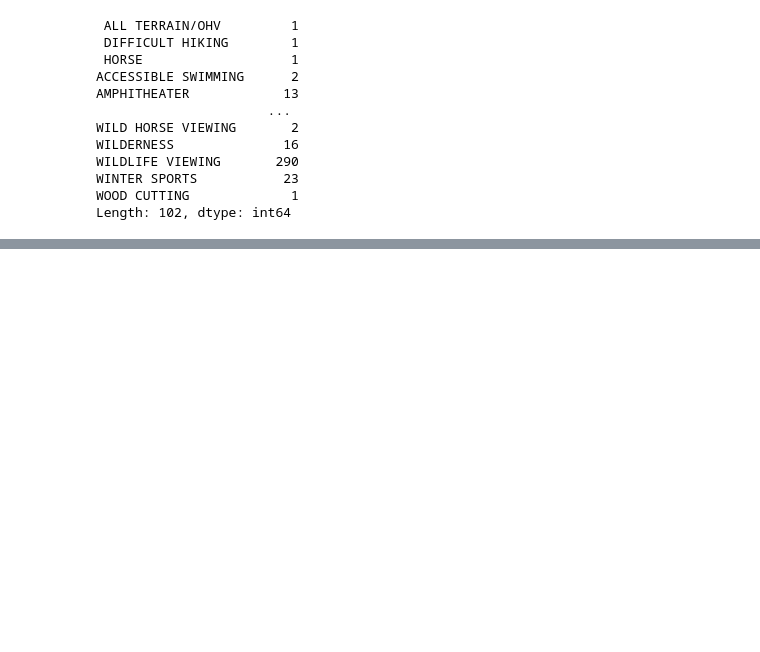
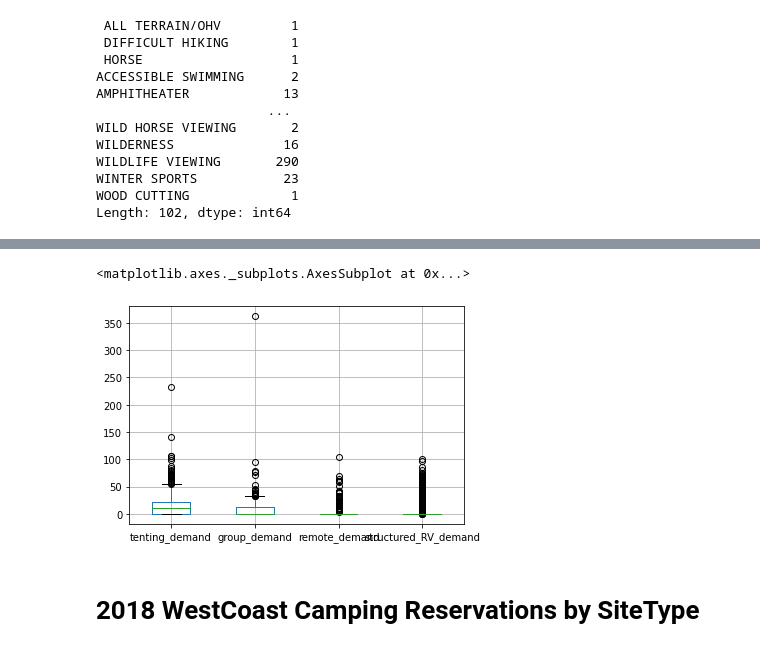
Before and after one commit to newbeadwork/Campground_Analysis_with_Machine_Learning, a Jupyter notebook: Camping_Site_Types_Grouping.ipynb, the cells around one changed output, grey strips where cells are left out. Saved outputs shown, nothing was run; the diff lists cells and outputs as text; code cells hidden in the pictures; blank space fills up the shorter version.

```diff
--- a/Camping_Site_Types_Grouping.ipynb
+++ b/Camping_Site_Types_Grouping.ipynb
@@ -421,0 +487,8 @@ See the caveats in the documentation: https://pandas.pydata.org/pandas-docs/stab
+# %%
+boxplot2017= demand_2017_final.boxplot(column=['tenting_demand', 'group_demand', 'remote_demand', 'structured_RV_demand'])
+boxplot2017
+# %% [output]
+<matplotlib.axes._subplots.AxesSubplot at 0x...>
+[figure, added]
+# %% [markdown]
+# 2018 WestCoast Camping Reservations by SiteType
```
Also changed, not shown: parts of 93 cells of this notebook.
